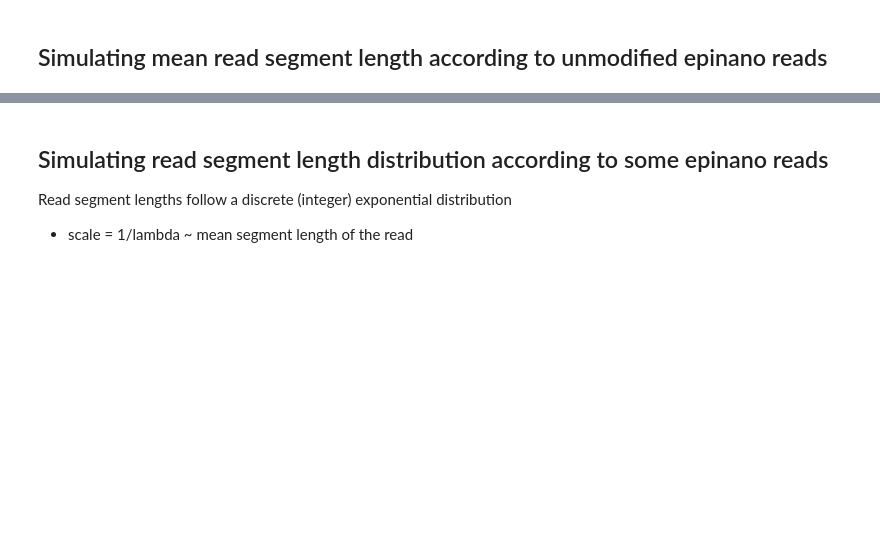
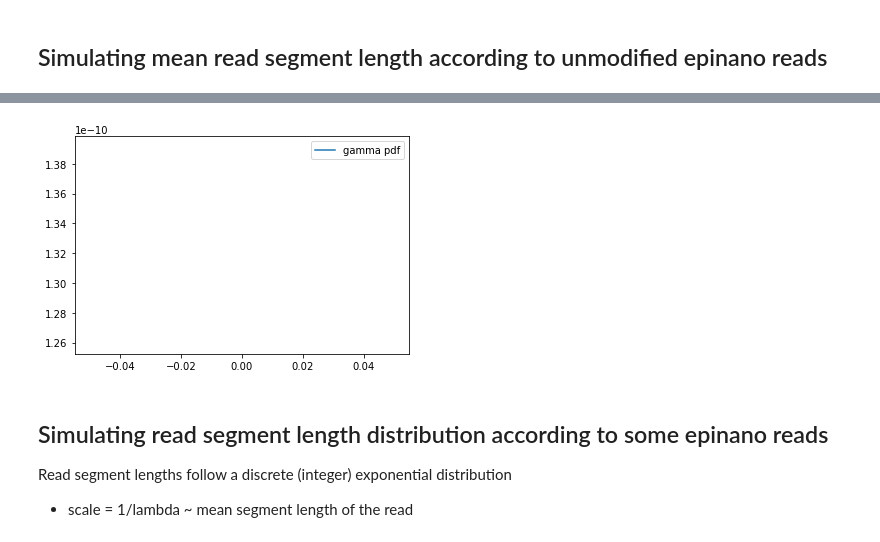
Before and after one commit to JannesSP/ont_simsig, a Jupyter notebook: testing/simulate.ipynb, the cells around one changed output, grey strips where cells are left out. Saved outputs shown, nothing was run; the diff lists cells and outputs as text; code cells hidden in the pictures; blank space fills up the shorter version.

```diff
--- a/testing/simulate.ipynb
+++ b/testing/simulate.ipynb
@@ -28,3 +28,13 @@ plt.show()
+# %%
+# dist = np.random.gamma(45, 1.5, 100000)
+y = stats.gamma.pdf(1, 1, 1)
+# plt.hist(dist, bins = 1000, label = 'random gamma')#), alpha = 0.5, label = i)
+plt.plot(y, label = 'gamma pdf')
+plt.legend()
+plt.show()
+plt.close()
+# %% [output]
+[figure, added]
 # %% [markdown]
 ## Simulating read segment length distribution according to some epinano reads
 Read segment lengths follow a discrete (integer) exponential distribution
```
Also changed, not shown: parts of 2 cells of this notebook, 1 other file.
